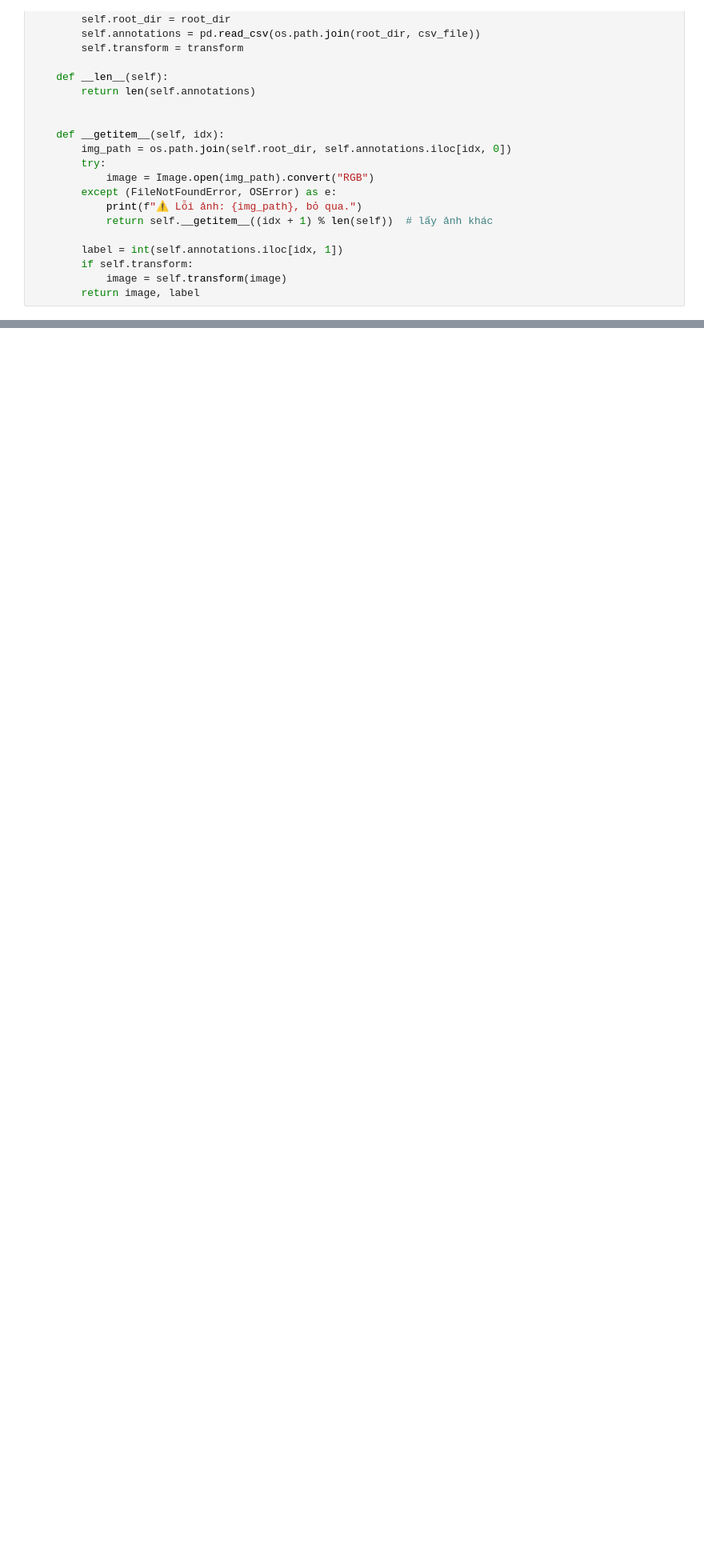
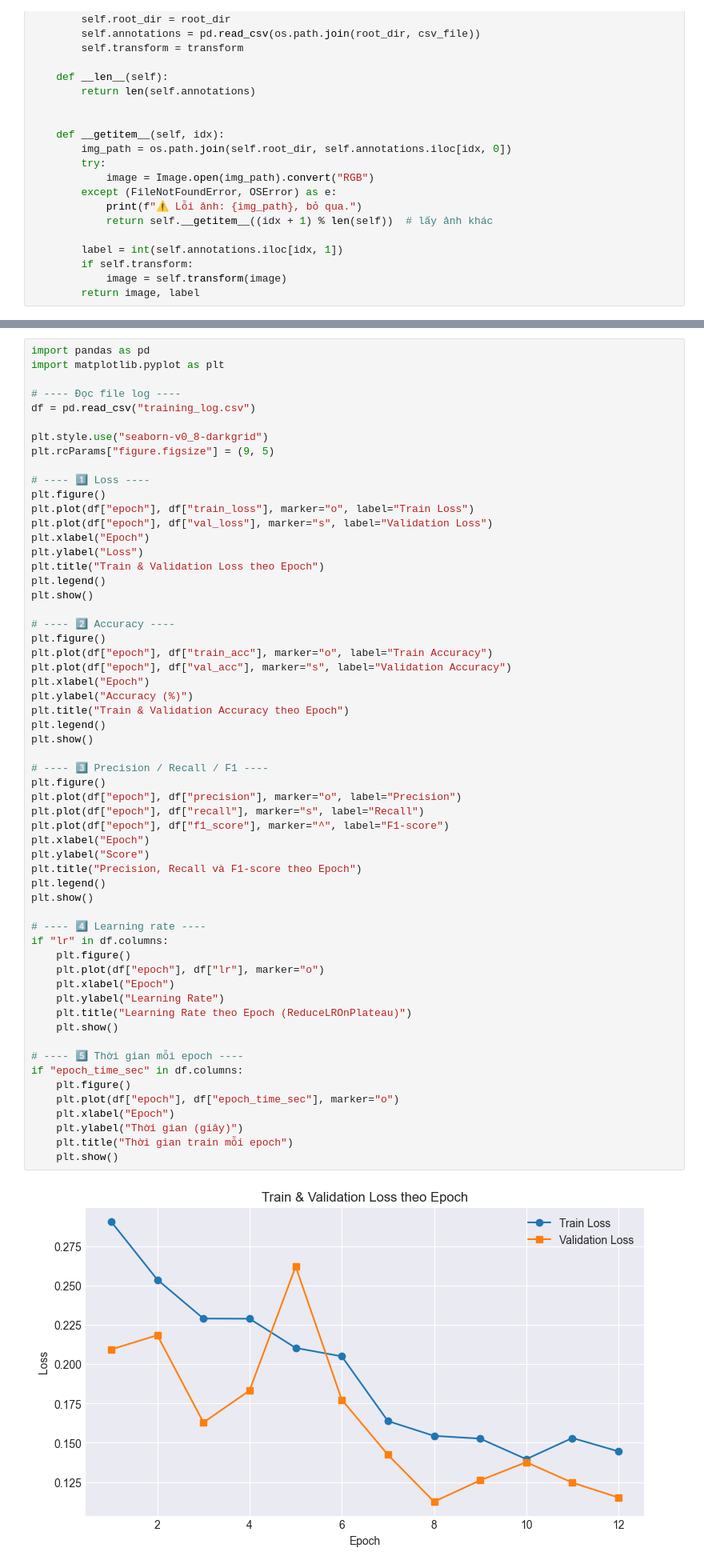
Before and after one commit to b4schh/face-anti-spoofing, a Jupyter notebook: CNNs.ipynb, the cells around one changed output, grey strips where cells are left out. Shown: that part at 80% size. Drawn from its saved outputs; the diff is of its cells as text; blank space fills up the shorter version.

```diff
--- a/CNNs.ipynb
+++ b/CNNs.ipynb
@@ -219,0 +290,60 @@ Loaded best model with acc: 92.0
+# %%
+import pandas as pd
+import matplotlib.pyplot as plt
+
+# ---- Đọc file log ----
+df = pd.read_csv("training_log.csv")
+
+plt.style.use("seaborn-v0_8-darkgrid")
+plt.rcParams["figure.figsize"] = (9, 5)
+
+# ---- 1️⃣ Loss ----
+plt.figure()
+plt.plot(df["epoch"], df["train_loss"], marker="o", label="Train Loss")
+plt.plot(df["epoch"], df["val_loss"], marker="s", label="Validation Loss")
+plt.xlabel("Epoch")
+plt.ylabel("Loss")
+plt.title("Train & Validation Loss theo Epoch")
+plt.legend()
+plt.show()
+
+# ---- 2️⃣ Accuracy ----
+plt.figure()
+plt.plot(df["epoch"], df["train_acc"], marker="o", label="Train Accuracy")
+plt.plot(df["epoch"], df["val_acc"], marker="s", label="Validation Accuracy")
+plt.xlabel("Epoch")
+plt.ylabel("Accuracy (%)")
+plt.title("Train & Validation Accuracy theo Epoch")
+plt.legend()
+plt.show()
+
+# ---- 3️⃣ Precision / Recall / F1 ----
+plt.figure()
+plt.plot(df["epoch"], df["precision"], marker="o", label="Precision")
+plt.plot(df["epoch"], df["recall"], marker="s", label="Recall")
+plt.plot(df["epoch"], df["f1_score"], marker="^", label="F1-score")
+plt.xlabel("Epoch")
+plt.ylabel("Score")
+plt.title("Precision, Recall và F1-score theo Epoch")
+plt.legend()
+plt.show()
+
+# ---- 4️⃣ Learning rate ----
+if "lr" in df.columns:
+    plt.figure()
+    plt.plot(df["epoch"], df["lr"], marker="o")
+    plt.xlabel("Epoch")
+    plt.ylabel("Learning Rate")
+    plt.title("Learning Rate theo Epoch (ReduceLROnPlateau)")
+    plt.show()
+
+# ---- 5️⃣ Thời gian mỗi epoch ----
+if "epoch_time_sec" in df.columns:
+    plt.figure()
+    plt.plot(df["epoch"], df["epoch_time_sec"], marker="o")
+    plt.xlabel("Epoch")
+    plt.ylabel("Thời gian (giây)")
+    plt.title("Thời gian train mỗi epoch")
+    plt.show()
+# %% [output]
+[figure, added]
```
Also changed, not shown: parts of 11 cells of this notebook, 9 other files.
